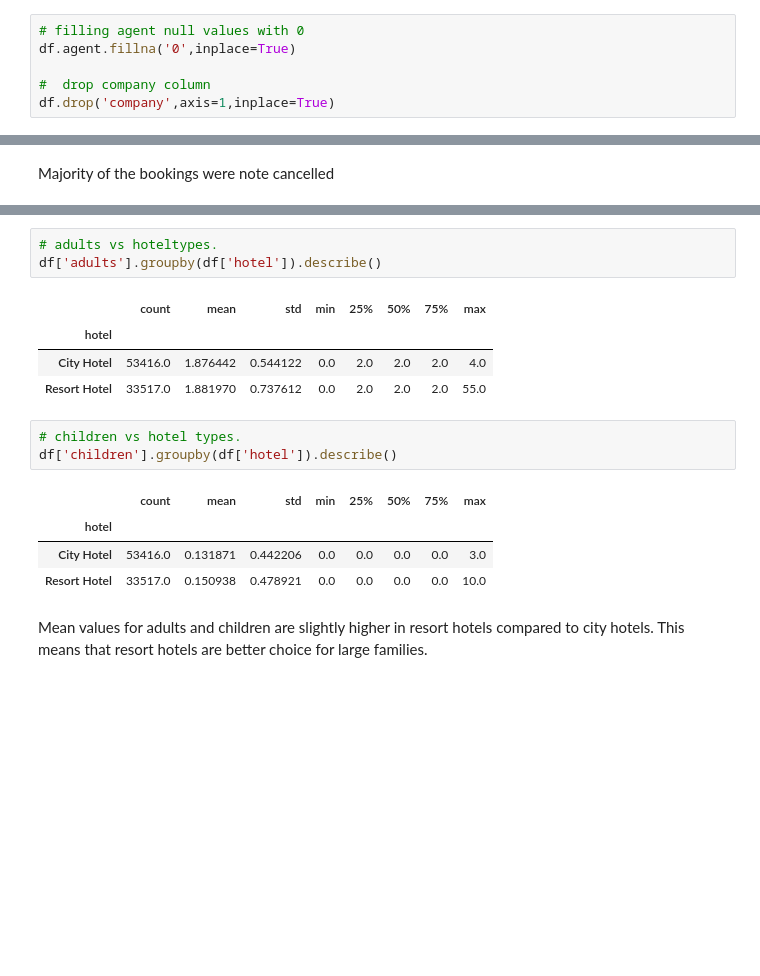
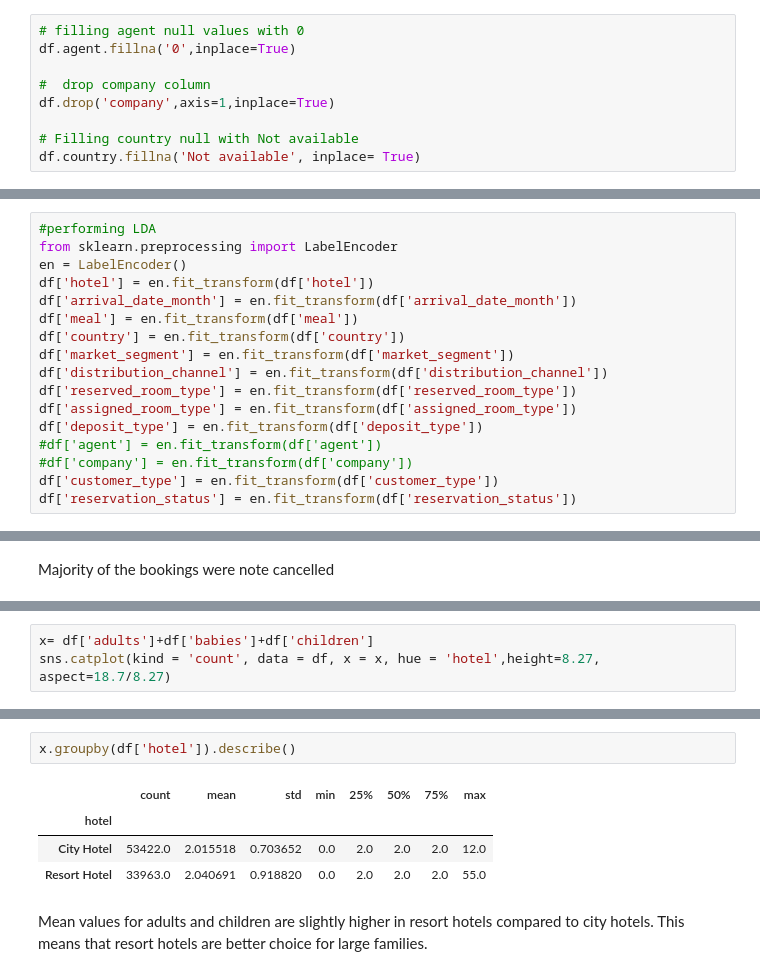
Before and after one commit to kiplangat-david/Hotel-Booking-Demand, a Jupyter notebook: Team_Balland_Colab_Notebook.ipynb, the cells around one changed output, grey strips where cells are left out. Saved outputs shown, nothing was run; the diff lists cells and outputs as text; blank space fills up the shorter version.

```diff
--- a/Team_Balland_Colab_Notebook.ipynb
+++ b/Team_Balland_Colab_Notebook.ipynb
@@ -257,6 +257,9 @@ df.agent.fillna('0',inplace=True)
 
 #  drop company column
 df.drop('company',axis=1,inplace=True)
+
+# Filling country null with Not available
+df.country.fillna('Not available', inplace= True)
 # %%
 # drop null values
 df.dropna(inplace=True)
@@ -349,3 +352,20 @@ for col in num_cols:
 ... (6 outputs left out)
 # %% [markdown]
 our dataset has several outliers. However, there is no sufficient evidence that point to the likelihhod of these outliers being erroneous records since the outliers could be valid observations, so we will not delete them.
+# %%
+#performing LDA
+from sklearn.preprocessing import LabelEncoder
+en = LabelEncoder()
+df['hotel'] = en.fit_transform(df['hotel'])
+df['arrival_date_month'] = en.fit_transform(df['arrival_date_month'])
+df['meal'] = en.fit_transform(df['meal'])
+df['country'] = en.fit_transform(df['country'])
+df['market_segment'] = en.fit_transform(df['market_segment'])
+df['distribution_channel'] = en.fit_transform(df['distribution_channel'])
+df['reserved_room_type'] = en.fit_transform(df['reserved_room_type'])
+df['assigned_room_type'] = en.fit_transform(df['assigned_room_type'])
+df['deposit_type'] = en.fit_transform(df['deposit_type'])
+#df['agent'] = en.fit_transform(df['agent'])
+#df['company'] = en.fit_transform(df['company'])
+df['customer_type'] = en.fit_transform(df['customer_type'])
+df['reservation_status'] = en.fit_transform(df['reservation_status'])
@@ -412,0 +510,3 @@ Majority of the bookings were note cancelled
+# %%
+x= df['adults']+df['babies']+df['children']
+sns.catplot(kind = 'count', data = df, x = x, hue = 'hotel',height=8.27, aspect=18.7/8.27)
@@ -413,19 +516,10 @@ Majority of the bookings were note cancelled
 # %%
-# adults vs hoteltypes.
-df['adults'].groupby(df['hotel']).describe()
+x.groupby(df['hotel']).describe()
 # %% [output]
 |  | count | mean | std | min | 25% | 50% | 75% | max |
 | hotel |  |  |  |  |  |  |  |  |
-| City Hotel | 53416.0 | 1.876442 | 0.544122 | 0.0 | 2.0 | 2.0 | 2.0 | 4.0 |
-| Resort Hotel | 33517.0 | 1.881970 | 0.737612 | 0.0 | 2.0 | 2.0 | 2.0 | 55.0 |
+| City Hotel | 53422.0 | 2.015518 | 0.703652 | 0.0 | 2.0 | 2.0 | 2.0 | 12.0 |
+| Resort Hotel | 33963.0 | 2.040691 | 0.918820 | 0.0 | 2.0 | 2.0 | 2.0 | 55.0 |
-# %%
-# children vs hotel types.
-df['children'].groupby(df['hotel']).describe()
-# %% [output]
-|  | count | mean | std | min | 25% | 50% | 75% | max |
-| hotel |  |  |  |  |  |  |  |  |
-| City Hotel | 53416.0 | 0.131871 | 0.442206 | 0.0 | 0.0 | 0.0 | 0.0 | 3.0 |
-| Resort Hotel | 33517.0 | 0.150938 | 0.478921 | 0.0 | 0.0 | 0.0 | 0.0 | 10.0 |
 # %% [markdown]
 Mean values for adults and children are slightly higher in resort hotels compared to city hotels. This means that resort hotels are better choice for large families.
 # %%
```
Also changed, not shown: parts of 17 cells of this notebook.
